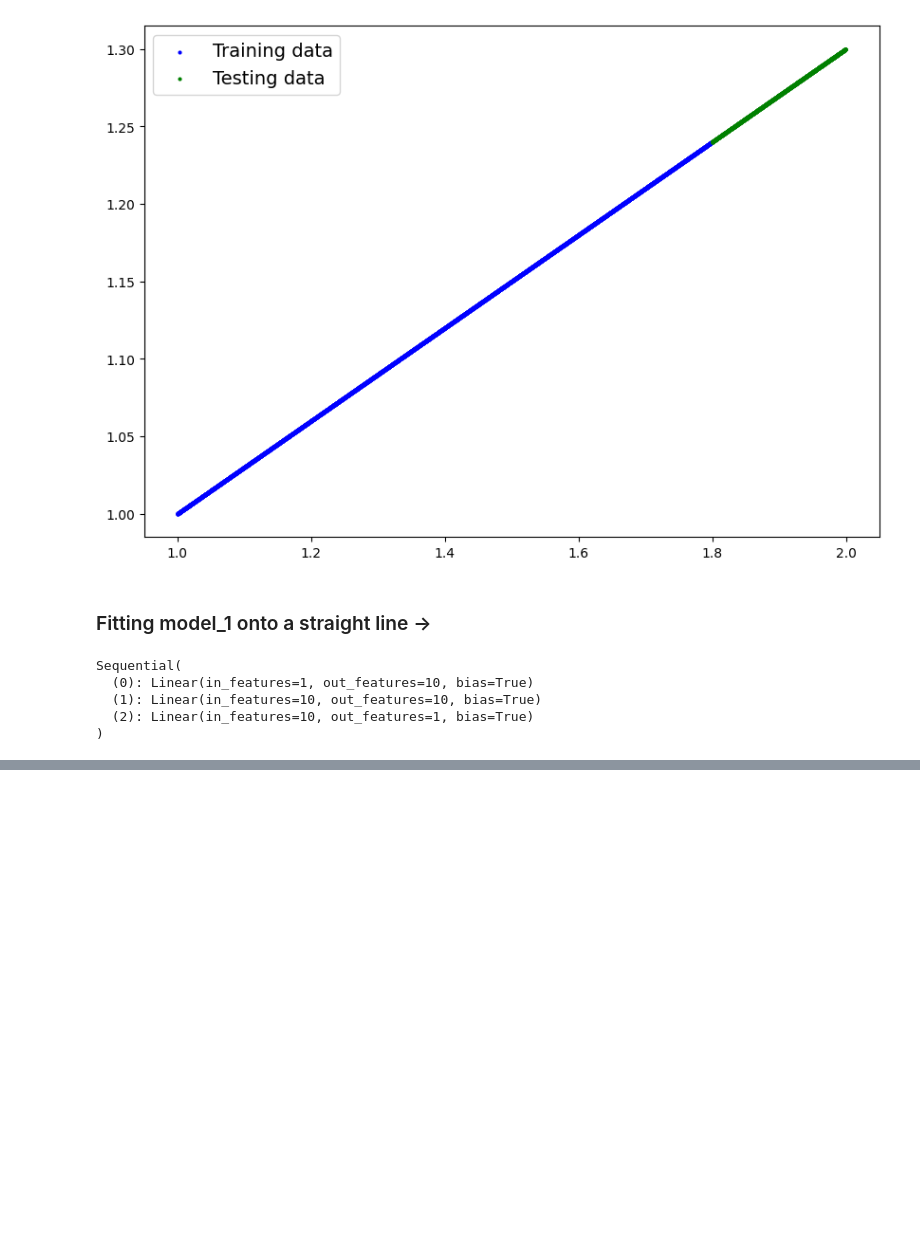
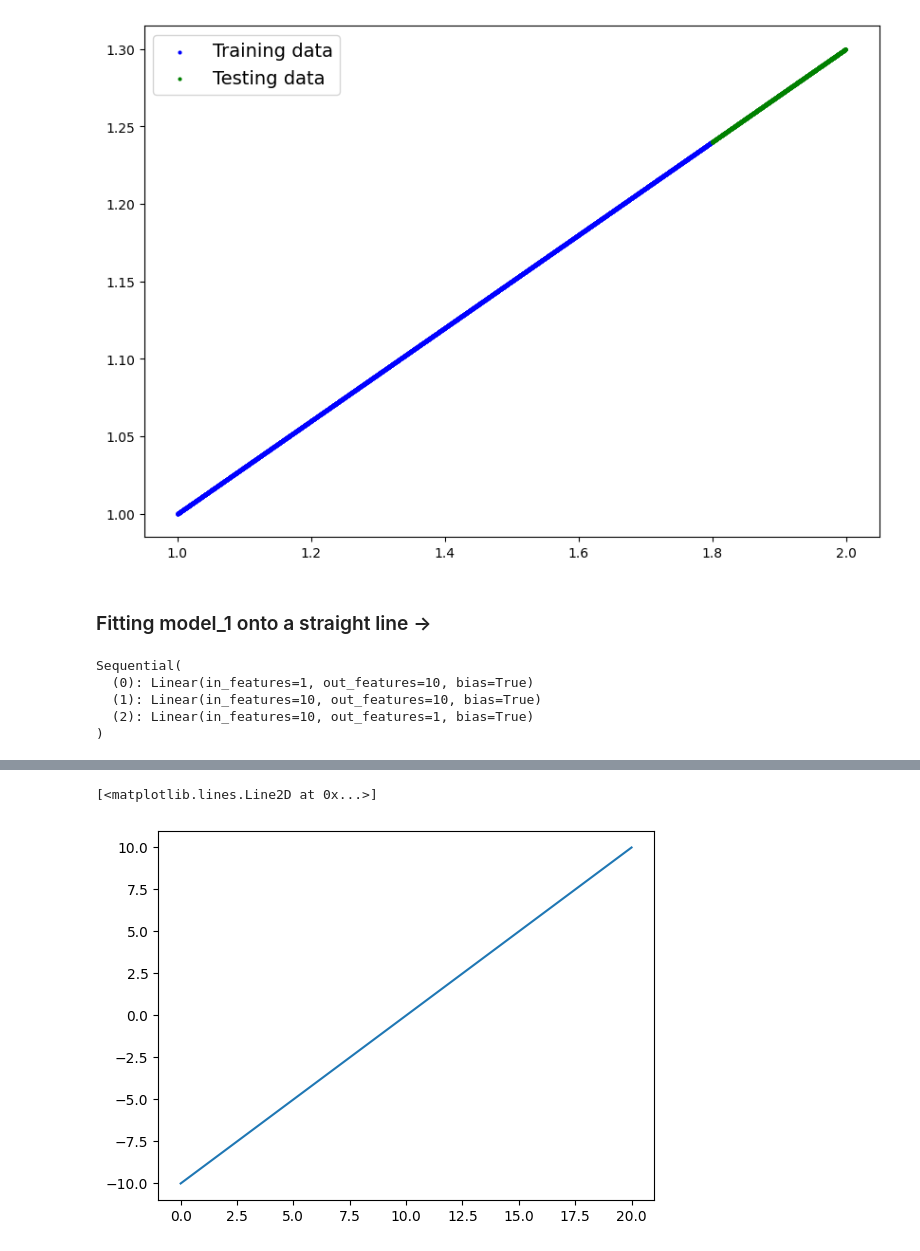
Before and after one commit to gauravmishraokok/learningPyTorch, a Jupyter notebook: 03_PyTorch Neural Network Classification/PyTorch_Neural_Network_Classification.ipynb, the cells around one changed output, grey strips where cells are left out. Cells and saved outputs as stored; diff of their text form; code cells hidden in the pictures; blank space fills up the shorter version.

```diff
--- a/03_PyTorch Neural Network Classification/PyTorch_Neural_Network_Classification.ipynb
+++ b/03_PyTorch Neural Network Classification/PyTorch_Neural_Network_Classification.ipynb
@@ -770,0 +903,5 @@ Our Model works perfectly for linear data as it comprises of Linear Functions on
+# %%
+plt.plot(A)
+# %% [output]
+[<matplotlib.lines.Line2D at 0x...>]
+[figure, added]
```
Also changed, not shown: parts of 41 cells of this notebook.
